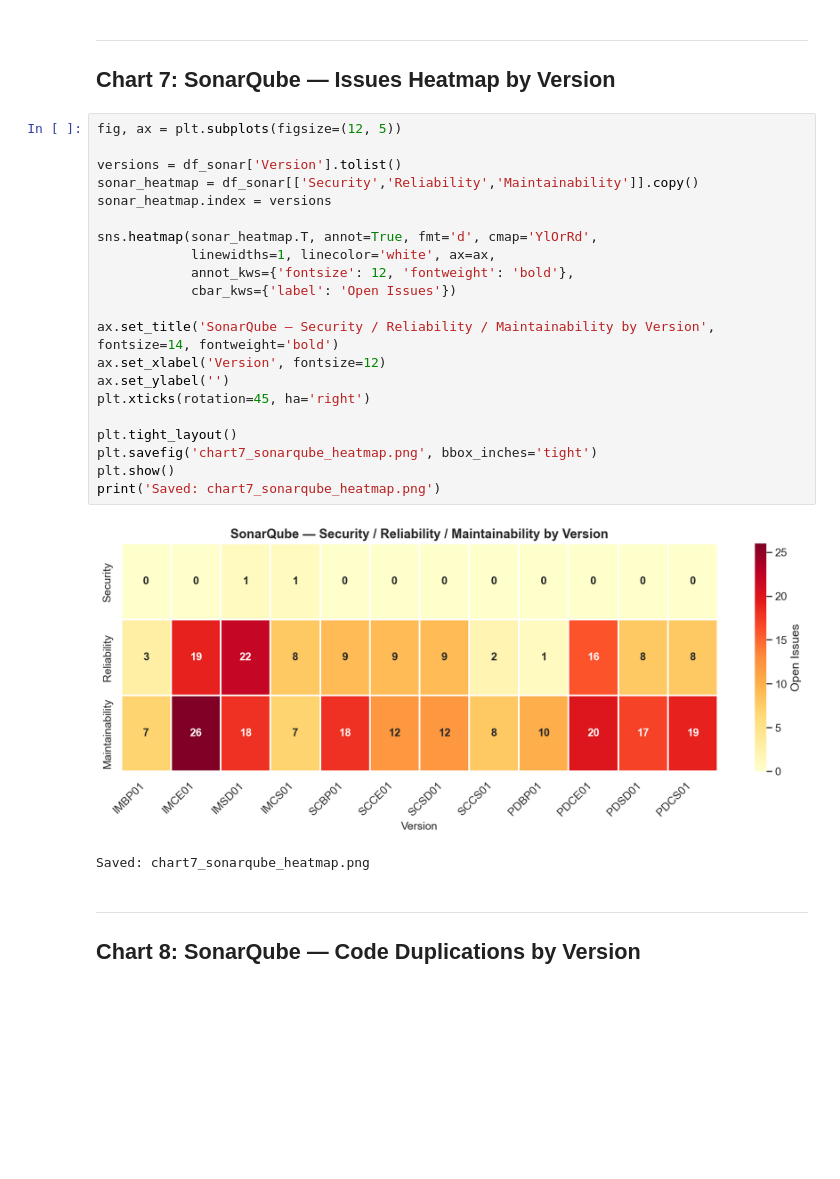
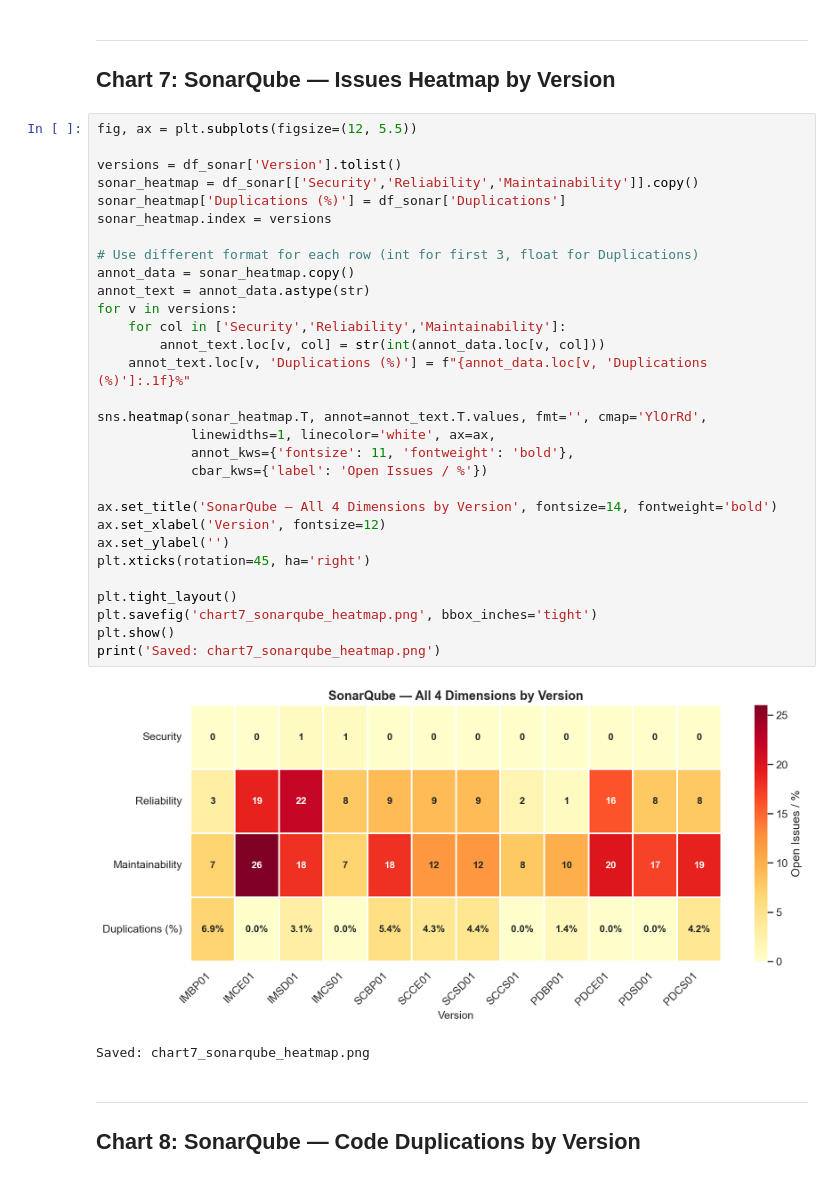
Before and after one commit to PhatchareePuangjai/chatGPT5, a Jupyter notebook: src/research_charts_executed.ipynb, the cells around one changed output. Cells and saved outputs as stored; diff of their text form; blank space fills up the shorter version.

```diff
--- a/src/research_charts_executed.ipynb
+++ b/src/research_charts_executed.ipynb
@@ -393,28 +409,37 @@ Saved: chart6_sonarqube_by_strategy.png
 ---
 ## Chart 7: SonarQube — Issues Heatmap by Version
 # %%
-fig, ax = plt.subplots(figsize=(12, 5))
+fig, ax = plt.subplots(figsize=(12, 5.5))
 
 versions = df_sonar['Version'].tolist()
 sonar_heatmap = df_sonar[['Security','Reliability','Maintainability']].copy()
+sonar_heatmap['Duplications (%)'] = df_sonar['Duplications']
 sonar_heatmap.index = versions
 
-sns.heatmap(sonar_heatmap.T, annot=True, fmt='d', cmap='YlOrRd',
+# Use different format for each row (int for first 3, float for Duplications)
+annot_data = sonar_heatmap.copy()
+annot_text = annot_data.astype(str)
+for v in versions:
+    for col in ['Security','Reliability','Maintainability']:
+        annot_text.loc[v, col] = str(int(annot_data.loc[v, col]))
+    annot_text.loc[v, 'Duplications (%)'] = f"{annot_data.loc[v, 'Duplications (%)']:.1f}%"
+
+sns.heatmap(sonar_heatmap.T, annot=annot_text.T.values, fmt='', cmap='YlOrRd',
             linewidths=1, linecolor='white', ax=ax,
-            annot_kws={'fontsize': 12, 'fontweight': 'bold'},
-            cbar_kws={'label': 'Open Issues'})
+            annot_kws={'fontsize': 11, 'fontweight': 'bold'},
+            cbar_kws={'label': 'Open Issues / %'})
 
-ax.set_title('SonarQube — Security / Reliability / Maintainability by Version', fontsize=14, fontweight='bold')
+ax.set_title('SonarQube — All 4 Dimensions by Version', fontsize=14, fontweight='bold')
 ax.set_xlabel('Version', fontsize=12)
 ax.set_ylabel('')
 plt.xticks(rotation=45, ha='right')
 
 plt.tight_layout()
 plt.savefig('chart7_sonarqube_heatmap.png', bbox_inches='tight')
 plt.show()
 print('Saved: chart7_sonarqube_heatmap.png')
 # %% [output]
-[figure, old version]
+[figure, new version]
 Saved: chart7_sonarqube_heatmap.png
 # %% [markdown]
 ---
```
Also changed, not shown: parts of 3 cells of this notebook, 9 other files.
